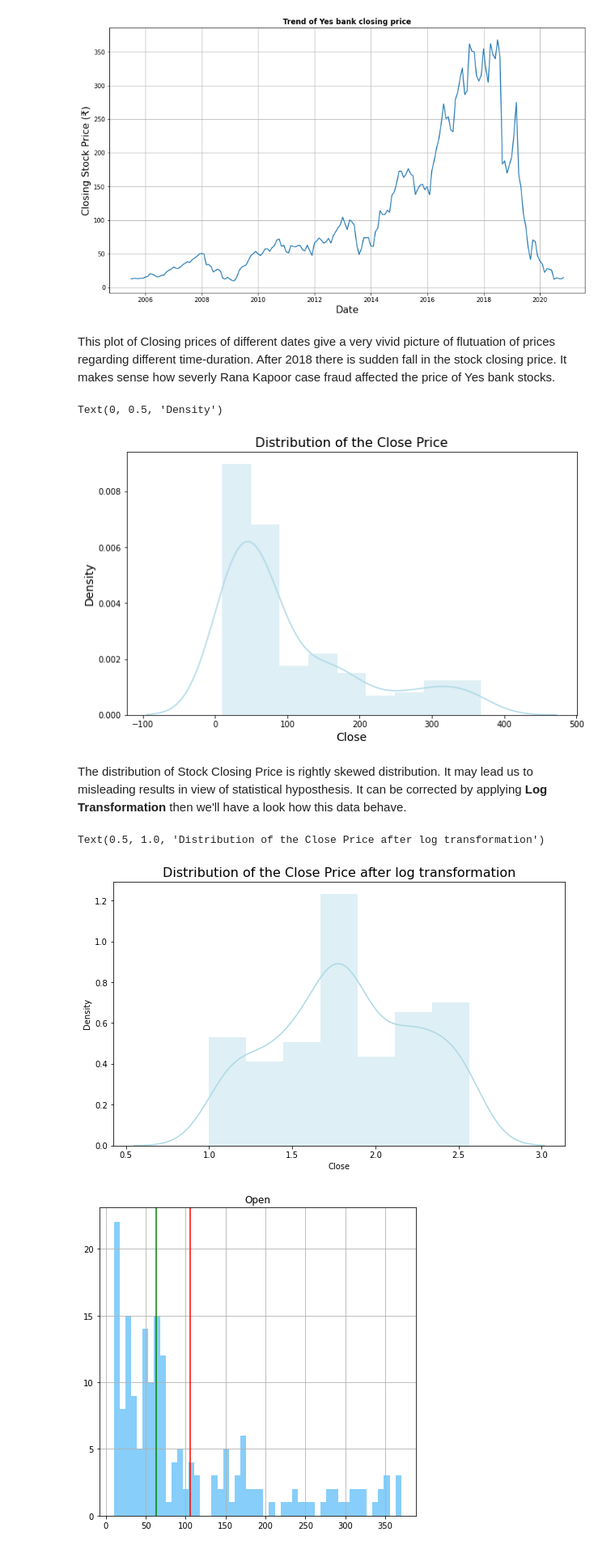
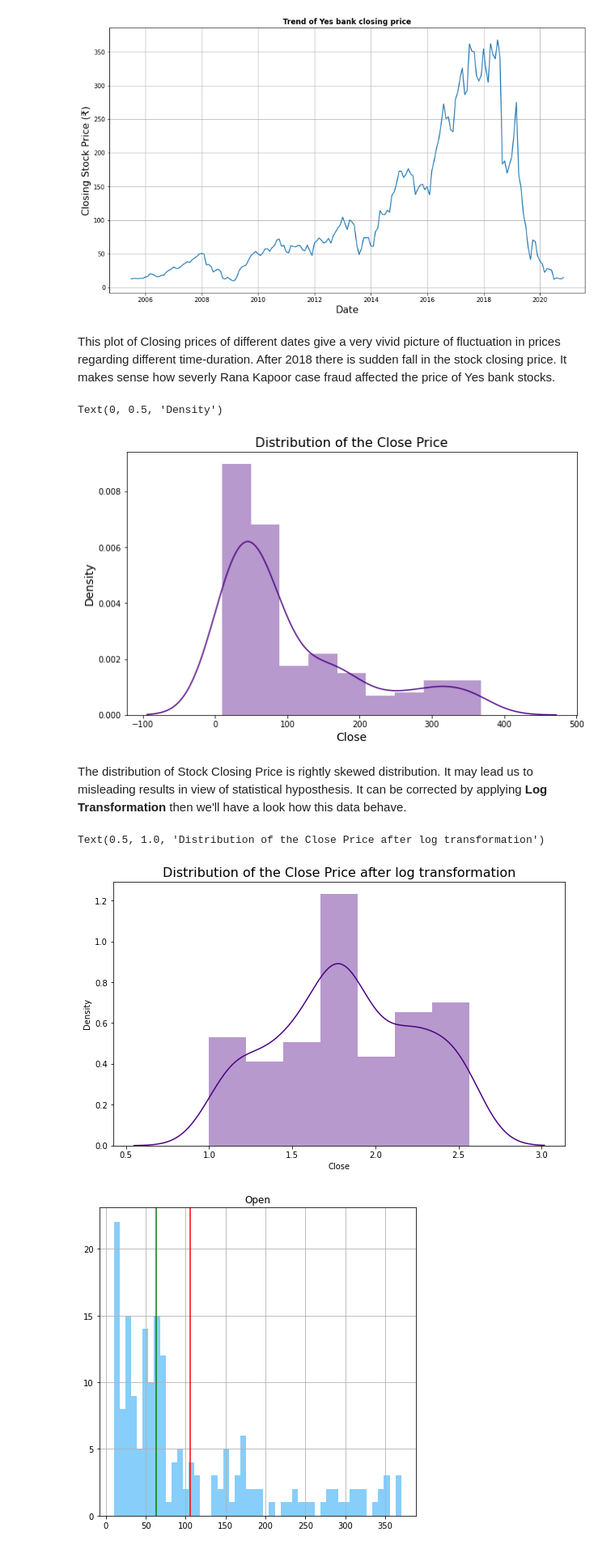
Before and after one commit to Mdanish2020/Yes_Bank_Stock_closing_Price_Prediction, a Jupyter notebook: ML_Capstone_project(Regression).ipynb, the cells around one changed output. Shown at 81% size. Cells and saved outputs as stored; diff of their text form; code cells hidden in the pictures.

```diff
--- a/ML_Capstone_project(Regression).ipynb
+++ b/ML_Capstone_project(Regression).ipynb
@@ -73,12 +75,10 @@ But **Date** have values in object data type. So, we need to convert it into pro
 from datetime import datetime
 stock_df['Date'] = stock_df['Date'].apply(lambda x: datetime.strptime(x,"%b-%y"))
 # %%
-#introducing new features of names month and year
-stock_df['Month'] = stock_df['Date'].apply(lambda y: y.strftime('%m'))
+#introducing new features of name year
 stock_df['Year'] = stock_df['Date'].apply(lambda z: z.strftime('%Y'))
 # %%
 #changing datatypes of features Month and Year
-stock_df['Month'] = stock_df['Month'].astype(float)
 stock_df['Year'] = stock_df['Year'].astype(float)
 # %%
 stock_df.head(3)
@@ -140,27 +139,27 @@ plt.show()
 # %% [output]
 [figure]
 # %% [markdown]
-This plot of Closing prices of different dates give a very vivid picture of flutuation of prices regarding different time-duration. After 2018 there is sudden fall in the stock closing price. It makes sense how severly Rana Kapoor case fraud affected the price of Yes bank stocks.
+This plot of Closing prices of different dates give a very vivid picture of fluctuation in prices regarding different time-duration. After 2018 there is sudden fall in the stock closing price. It makes sense how severly Rana Kapoor case fraud affected the price of Yes bank stocks.
 # %%
 #Checking the distribution of our dependent variable
 plt.figure(figsize = (10,6))
-sns.distplot(stock_df['Close'],color = 'lightblue')
+sns.distplot(stock_df['Close'],color = 'indigo')
 plt.title('Distribution of the Close Price',fontsize = 16)
 plt.xlabel('Close',fontsize = 14)
 plt.ylabel('Density',fontsize = 14)
 # %% [output]
 Text(0, 0.5, 'Density')
-[figure, old version]
+[figure, new version]
 # %% [markdown]
 The distribution of Stock Closing Price is rightly skewed distribution. It may lead us to misleading results in view of statistical hyposthesis. It can be corrected by applying **Log Transformation** then we'll have a look how this data behave.
 # %%
 #Distribution after applying Log Transformation
 plt.figure(figsize = (10,6))
-sns.distplot(np.log10(stock_df['Close']),color = 'lightblue')
+sns.distplot(np.log10(stock_df['Close']),color = 'indigo')
 plt.title('Distribution of the Close Price after log transformation',fontsize = 16)
 # %% [output]
 Text(0.5, 1.0, 'Distribution of the Close Price after log transformation')
-[figure, old version]
+[figure, new version]
 # %%
 features = ['Open','Low','High']
 # %%
```
Also changed, not shown: parts of 23 cells of this notebook.
